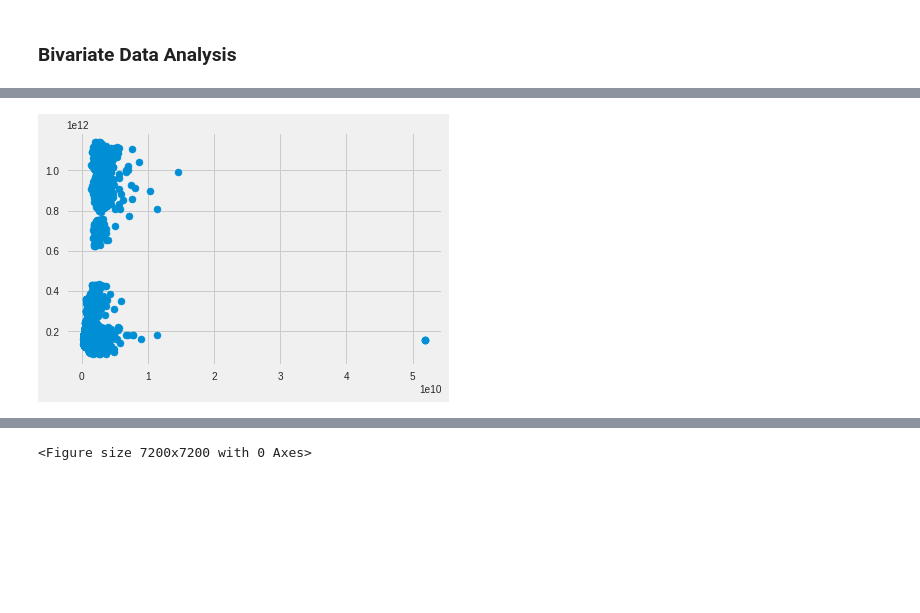
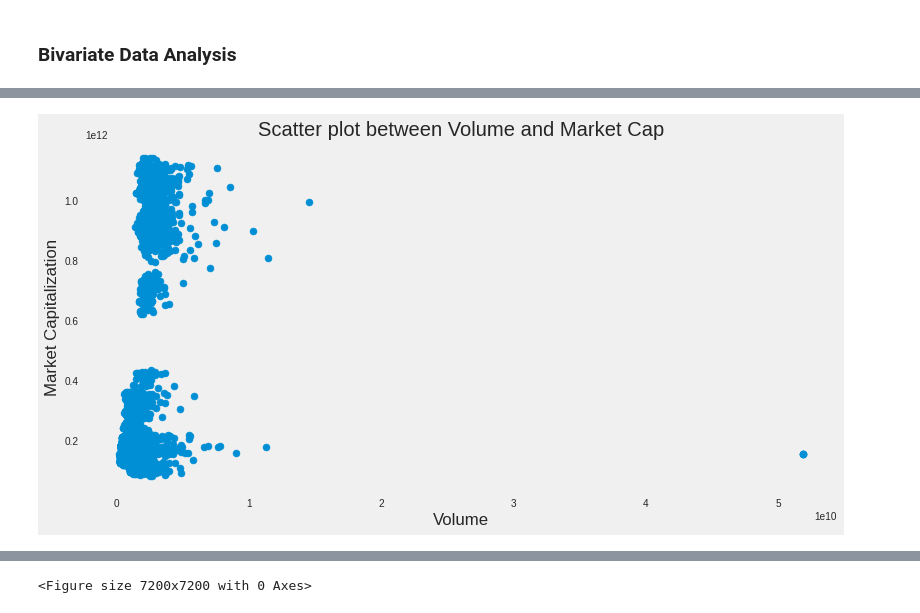
Before and after one commit to MarkNgendo/Cryptocurrency-Price-Prediction, a Jupyter notebook: Cryptocurrency_Price_Prediction.ipynb, the cells around one changed output, grey strips where cells are left out. Saved outputs shown, nothing was run; the diff lists cells and outputs as text; code cells hidden in the pictures; blank space fills up the shorter version.

```diff
--- a/Cryptocurrency_Price_Prediction.ipynb
+++ b/Cryptocurrency_Price_Prediction.ipynb
@@ -479,8 +527,14 @@ plt.show()
 # %%
 # scatter plot of volume vs market cap
+
+plt.figure(figsize=(12, 6))
 plt.scatter(df['volume'], df['market_cap'])
+plt.title("Scatter plot between Volume and Market Cap")
+plt.xlabel("Volume")
+plt.ylabel("Market Capitalization")
+plt.grid()
 plt.show()
 # %% [output]
-[figure, old version]
+[figure, new version]
 # %%
 # scatter plot of market cap vs price score
```
Also changed, not shown: parts of 32 cells of this notebook.
